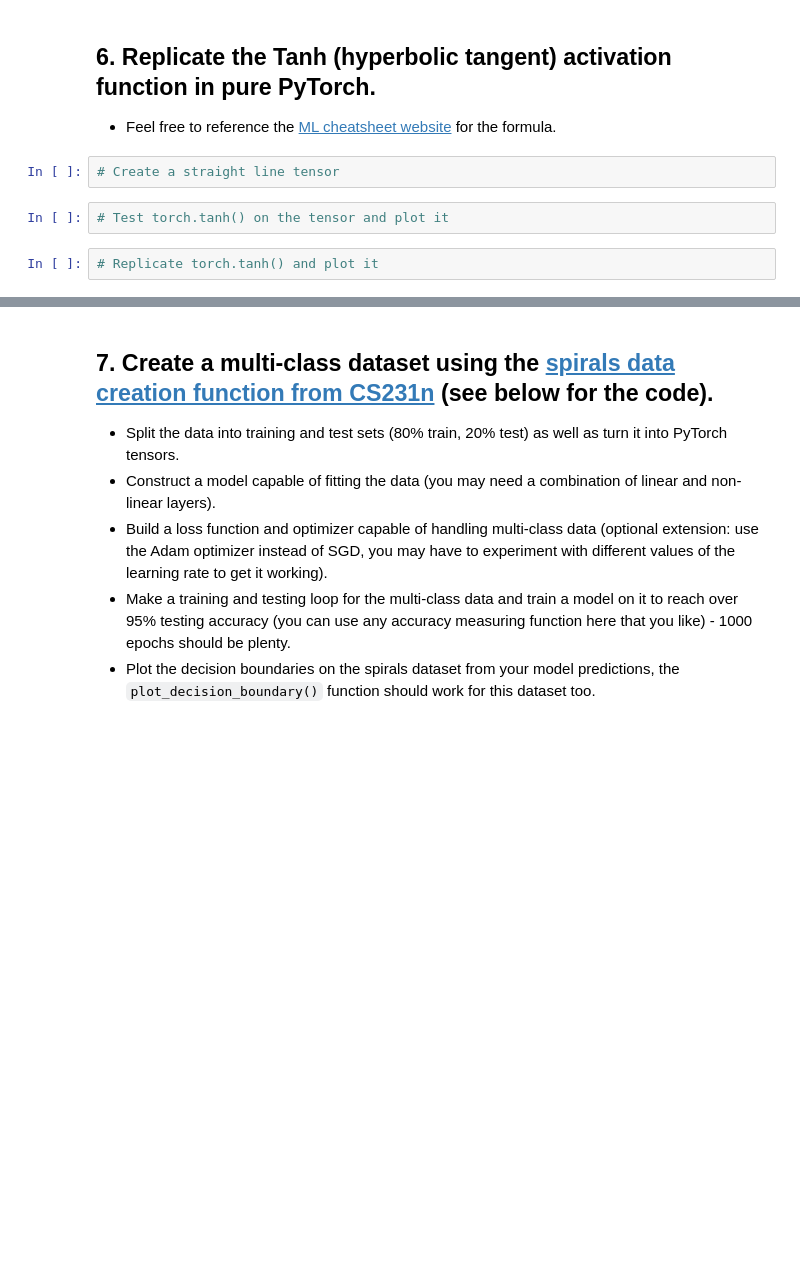
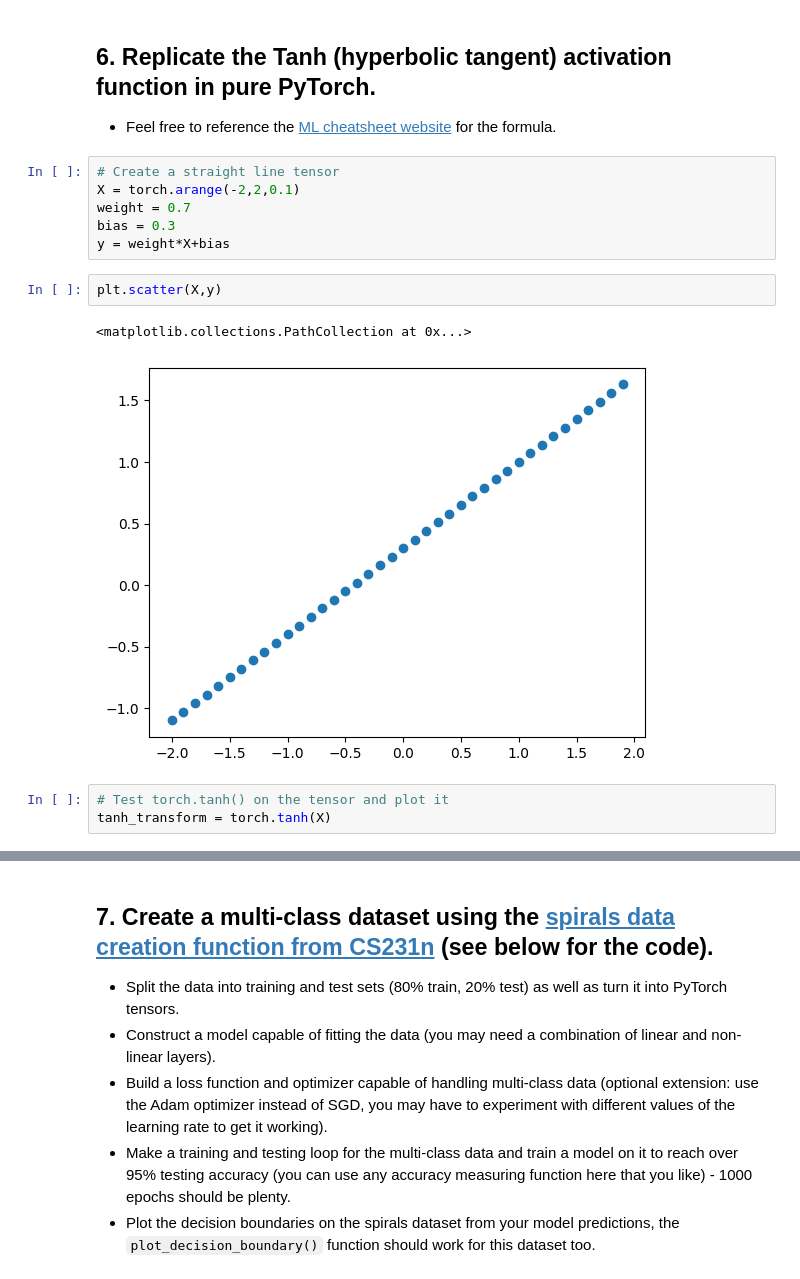
Before and after one commit to SanjaySaatyaki/pytorch_4_ml_dl, a Jupyter notebook: exercises/02_pytorch_classification_exercises.ipynb, the cells around one changed output, grey strips where cells are left out. Cells and saved outputs as stored; diff of their text form; blank space fills up the shorter version.

```diff
--- a/exercises/02_pytorch_classification_exercises.ipynb
+++ b/exercises/02_pytorch_classification_exercises.ipynb
@@ -259,9 +308,17 @@ def plot_decision_boundary(model, X, y):
 # %% [markdown]
 ## 6. Replicate the Tanh (hyperbolic tangent) activation function in pure PyTorch.
   * Feel free to reference the [ML cheatsheet website](https://ml-cheatsheet.readthedocs.io/en/latest/activation_functions.html#tanh) for the formula.
-# %%
-# Create a straight line tensor
+# %%
+# Create a straight line tensor
+X = torch.arange(-2,2,0.1)
+weight = 0.7
+bias = 0.3
+y = weight*X+bias
+# %%
+plt.scatter(X,y)
+# %% [output]
+<matplotlib.collections.PathCollection at 0x...>
+[figure, added]
 # %%
 # Test torch.tanh() on the tensor and plot it
+tanh_transform = torch.tanh(X)
-# %%
-# Replicate torch.tanh() and plot it
```
Also changed, not shown: parts of 14 cells of this notebook.
